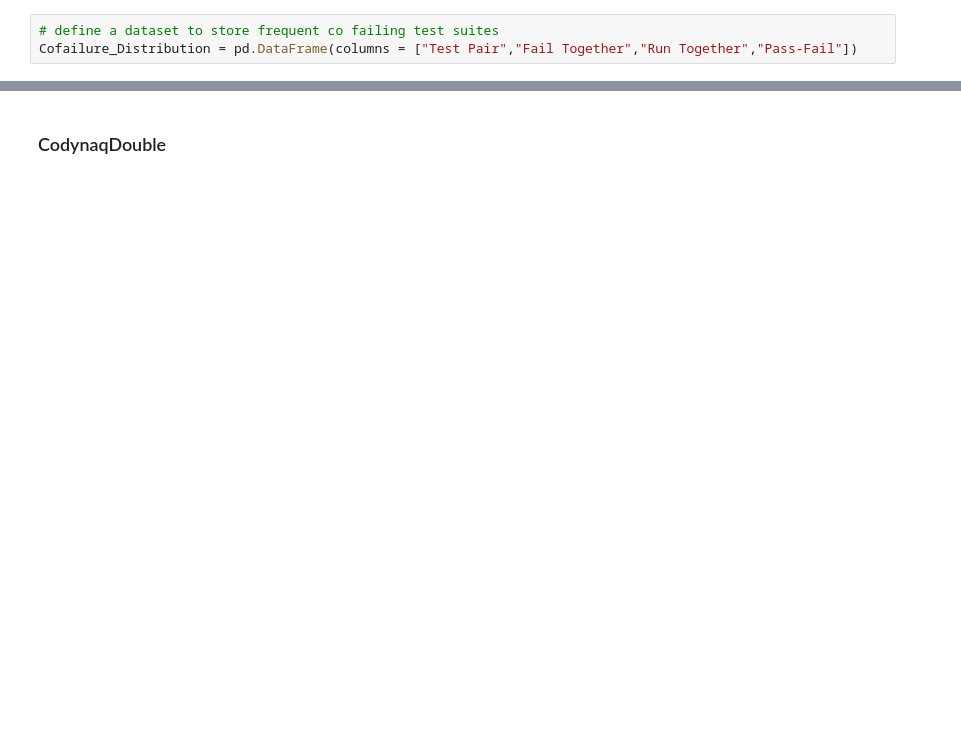
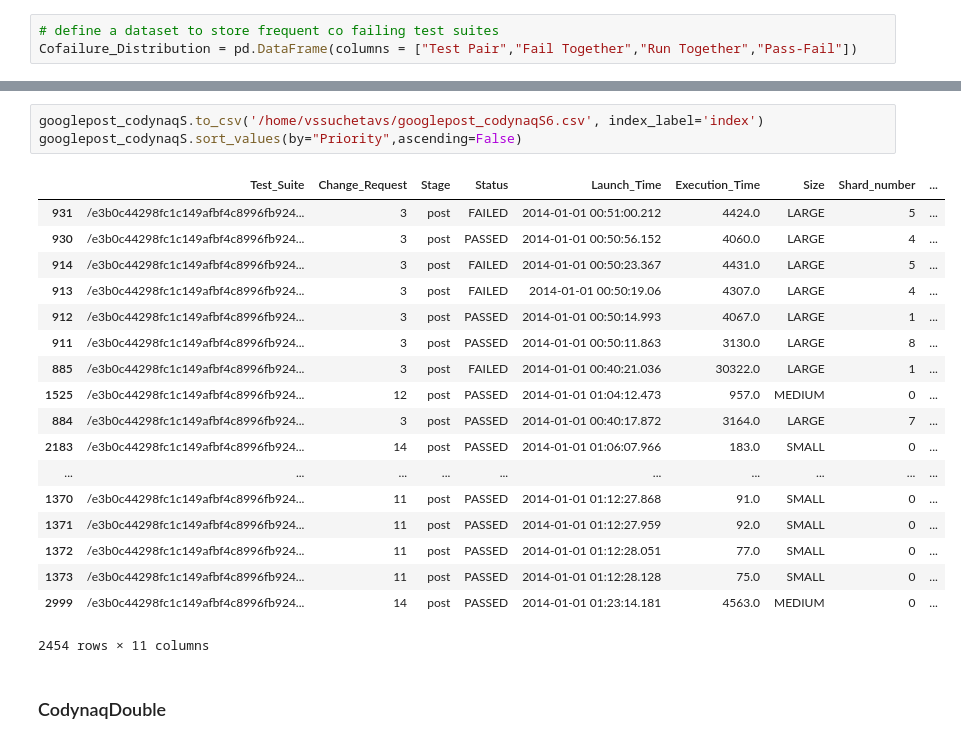
Before and after one commit to HarishJayasankar/SOEN-7481-Project, a Jupyter notebook: TestReprioritization.ipynb, the cells around one changed output, grey strips where cells are left out. Saved outputs shown, nothing was run; the diff lists cells and outputs as text; blank space fills up the shorter version.

```diff
--- a/TestReprioritization.ipynb
+++ b/TestReprioritization.ipynb
@@ -483,3 +458,25 @@ googlepost_codynaqS=codynaqsingle(googlepostcommit, googlepost_finished_data,goo
+# %%
+googlepost_codynaqS.to_csv('/home/vssuchetavs/googlepost_codynaqS6.csv', index_label='index')
+googlepost_codynaqS.sort_values(by="Priority",ascending=False)
+# %% [output]
+|  | Test_Suite | Change_Request | Stage | Status | Launch_Time | Execution_Time | Size | Shard_number | ... |
+| 931 | /e3b0c44298fc1c149afbf4c8996fb924... | 3 | post | FAILED | 2014-01-01 00:51:00.212 | 4424.0 | LARGE | 5 | ... |
+| 930 | /e3b0c44298fc1c149afbf4c8996fb924... | 3 | post | PASSED | 2014-01-01 00:50:56.152 | 4060.0 | LARGE | 4 | ... |
+| 914 | /e3b0c44298fc1c149afbf4c8996fb924... | 3 | post | FAILED | 2014-01-01 00:50:23.367 | 4431.0 | LARGE | 5 | ... |
+| 913 | /e3b0c44298fc1c149afbf4c8996fb924... | 3 | post | FAILED | 2014-01-01 00:50:19.06 | 4307.0 | LARGE | 4 | ... |
+| 912 | /e3b0c44298fc1c149afbf4c8996fb924... | 3 | post | PASSED | 2014-01-01 00:50:14.993 | 4067.0 | LARGE | 1 | ... |
+| 911 | /e3b0c44298fc1c149afbf4c8996fb924... | 3 | post | PASSED | 2014-01-01 00:50:11.863 | 3130.0 | LARGE | 8 | ... |
+| 885 | /e3b0c44298fc1c149afbf4c8996fb924... | 3 | post | FAILED | 2014-01-01 00:40:21.036 | 30322.0 | LARGE | 1 | ... |
+| 1525 | /e3b0c44298fc1c149afbf4c8996fb924... | 12 | post | PASSED | 2014-01-01 01:04:12.473 | 957.0 | MEDIUM | 0 | ... |
+| 884 | /e3b0c44298fc1c149afbf4c8996fb924... | 3 | post | PASSED | 2014-01-01 00:40:17.872 | 3164.0 | LARGE | 7 | ... |
+| 2183 | /e3b0c44298fc1c149afbf4c8996fb924... | 14 | post | PASSED | 2014-01-01 01:06:07.966 | 183.0 | SMALL | 0 | ... |
+| ... | ... | ... | ... | ... | ... | ... | ... | ... | ... |
+| 1370 | /e3b0c44298fc1c149afbf4c8996fb924... | 11 | post | PASSED | 2014-01-01 01:12:27.868 | 91.0 | SMALL | 0 | ... |
+| 1371 | /e3b0c44298fc1c149afbf4c8996fb924... | 11 | post | PASSED | 2014-01-01 01:12:27.959 | 92.0 | SMALL | 0 | ... |
+| 1372 | /e3b0c44298fc1c149afbf4c8996fb924... | 11 | post | PASSED | 2014-01-01 01:12:28.051 | 77.0 | SMALL | 0 | ... |
+| 1373 | /e3b0c44298fc1c149afbf4c8996fb924... | 11 | post | PASSED | 2014-01-01 01:12:28.128 | 75.0 | SMALL | 0 | ... |
+| 2999 | /e3b0c44298fc1c149afbf4c8996fb924... | 14 | post | PASSED | 2014-01-01 01:23:14.181 | 4563.0 | MEDIUM | 0 | ... |
+2454 rows × 11 columns
 # %% [markdown]
 ### CodynaqDouble
 # %%
```
Also changed, not shown: parts of 70 cells of this notebook.
